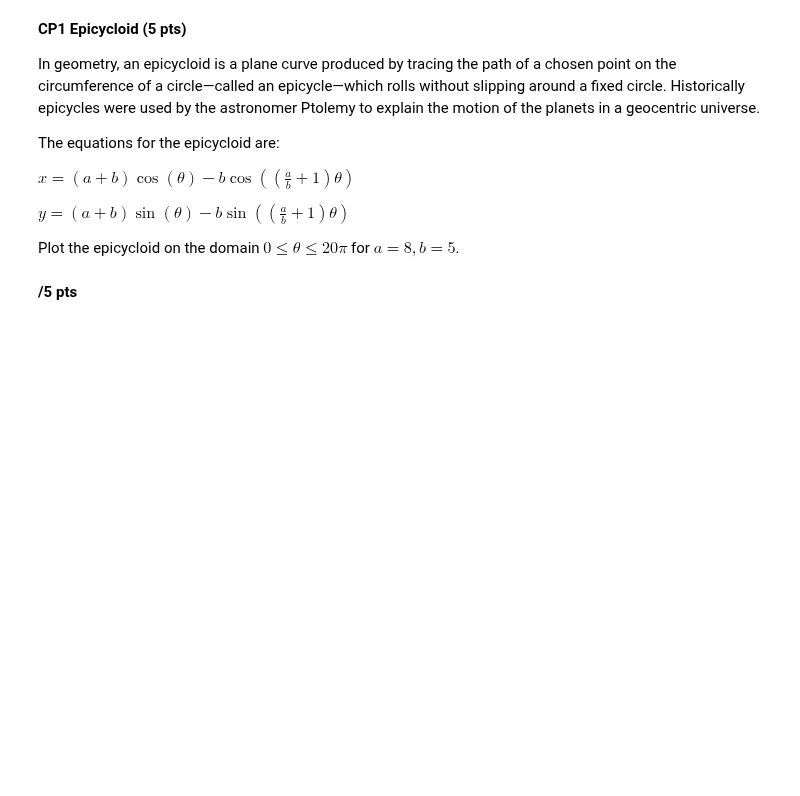
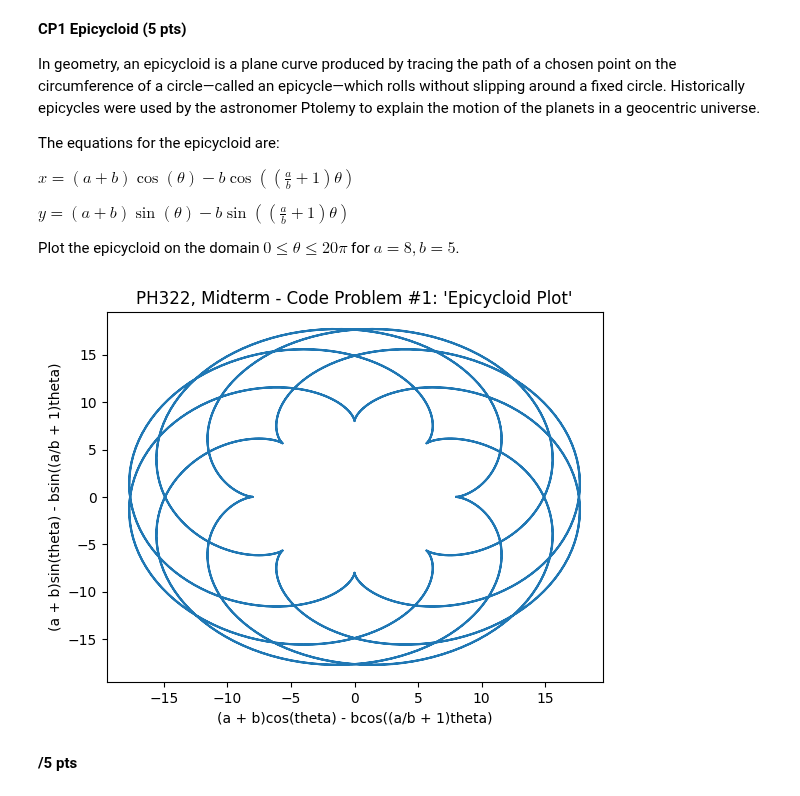
Before and after one commit to DebuggerDan/ph322-computational-physics-sp23, a Jupyter notebook: midterm/Ph 322 Midterm 2023.ipynb, the cells around one changed output. Drawn from its saved outputs; the diff is of its cells as text; code cells hidden in the pictures; blank space fills up the shorter version.

Commit message:
midterm submission state

```diff
--- a/midterm/Ph 322 Midterm 2023.ipynb
+++ b/midterm/Ph 322 Midterm 2023.ipynb
@@ -212,3 +210,30 @@ Plot the epicycloid on the domain $0 \le \theta \le 20\pi$ for $a=8, b=5$.
+# %%
+### PH322, Midterm - Code Problem #1 - Dan Jang
+
+import matplotlib.pyplot as plt
+import numpy as np
+from gaussxw import *
+
+# Plot epicycloi on the domain, 0 <= theta <= 20pi, for a = 8, b = 5.
+
+## Constants
+theta = np.linspace(0, 20*np.pi, 1000)
+
+a = 8
+b = 5
+
+x = (a + b)*np.cos(theta) - b*np.cos((a/b + 1)*theta)
+y = (a + b)*np.sin(theta) - b*np.sin((a/b + 1)*theta)
+
+## Plotting
+plt.plot(x, y)
+plt.xlabel("(a + b)cos(theta) - bcos((a/b + 1)theta)")
+plt.ylabel("(a + b)sin(theta) - bsin((a/b + 1)theta)")
+
+plt.title("PH322, Midterm - Code Problem #1: \'Epicycloid Plot\'")
+plt.savefig("PH322, Midterm - Code Problem #1 - Dan Jang.png")
+# %% [output]
+[figure, added]
 # %% [markdown]
 **/5 pts**
 # %% [markdown]
```
Also changed, not shown: parts of 11 cells of this notebook, 7 other files.
